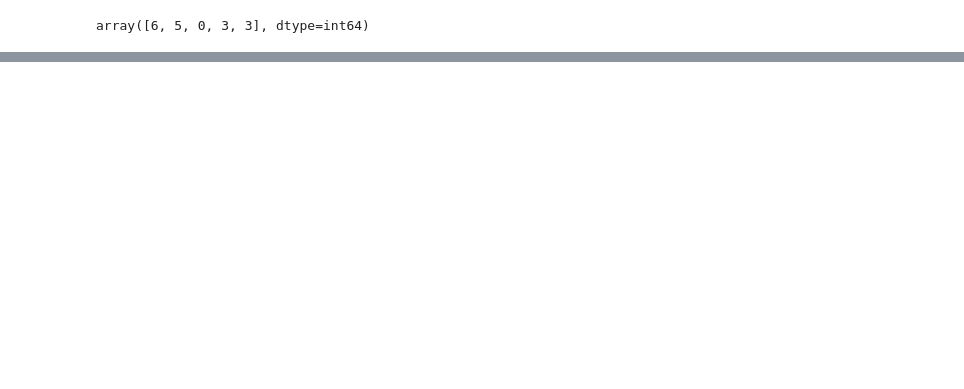
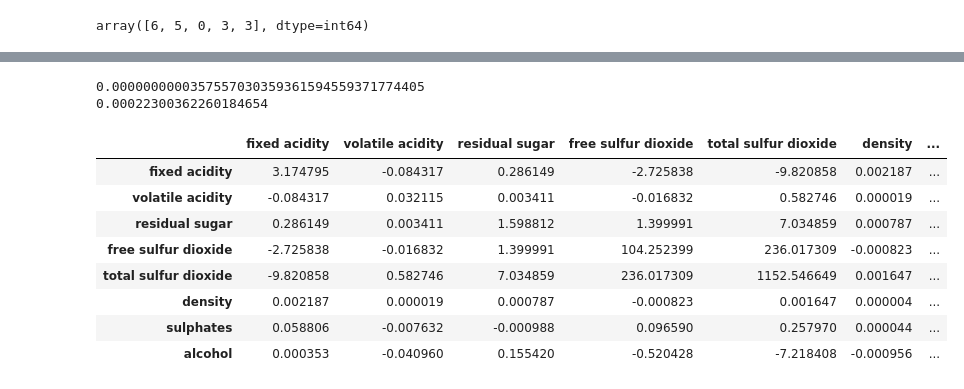
Before and after one commit to Girrajjangid/Machine-Learning-from-Scratch, a Jupyter notebook: Neural Network/MultiClass Classification with Neural Network.ipynb, the cells around one changed output, grey strips where cells are left out. Drawn from its saved outputs; the diff is of its cells as text; code cells hidden in the pictures; blank space fills up the shorter version.

```diff
--- a/Neural Network/MultiClass Classification with Neural Network.ipynb
+++ b/Neural Network/MultiClass Classification with Neural Network.ipynb
@@ -54,6 +59,9 @@ del train_data['quality'] , test_data['quality']
 # %%
 from sklearn.decomposition import PCA
 pca = PCA(n_components = 11 )
-pca.fit_transform(train_data)
-np.argmax(pca.components_ , axis = 1 )
+zz = (pca.fit_transform(train_data))
+x = np.argmax(pca.components_ , axis = 1 )
+print(train_data.columns)
+print(x)
+train_data.iloc[:,x].head()
 # %% [output]
@@ -138,0 +97,20 @@ array([ 0,  6,  0,  3, 10,  9,  2,  1,  2,  4,  7], dtype=int64)
+# %%
+print("%.40f"%np.linalg.det(train_data.cov()))
+#c = train_data.columns.tolist()
+#c.remove('chlorides')
+#c.remove('pH')
+#c.remove('citric acid')
+print("%.20f"%np.linalg.det(train_data[c].cov()))
+train_data[c].cov()
+# %% [output]
+0.0000000000357557030359361594559371774405
+0.00022300362260184654
+|  | fixed acidity | volatile acidity | residual sugar | free sulfur dioxide | total sulfur dioxide | density | ... |
+| fixed acidity | 3.174795 | -0.084317 | 0.286149 | -2.725838 | -9.820858 | 0.002187 | ... |
+| volatile acidity | -0.084317 | 0.032115 | 0.003411 | -0.016832 | 0.582746 | 0.000019 | ... |
+| residual sugar | 0.286149 | 0.003411 | 1.598812 | 1.399991 | 7.034859 | 0.000787 | ... |
+| free sulfur dioxide | -2.725838 | -0.016832 | 1.399991 | 104.252399 | 236.017309 | -0.000823 | ... |
+| total sulfur dioxide | -9.820858 | 0.582746 | 7.034859 | 236.017309 | 1152.546649 | 0.001647 | ... |
+| density | 0.002187 | 0.000019 | 0.000787 | -0.000823 | 0.001647 | 0.000004 | ... |
+| sulphates | 0.058806 | -0.007632 | -0.000988 | 0.096590 | 0.257970 | 0.000044 | ... |
+| alcohol | 0.000353 | -0.040960 | 0.155420 | -0.520428 | -7.218408 | -0.000956 | ... |
```
Also changed, not shown: parts of 14 cells of this notebook.
